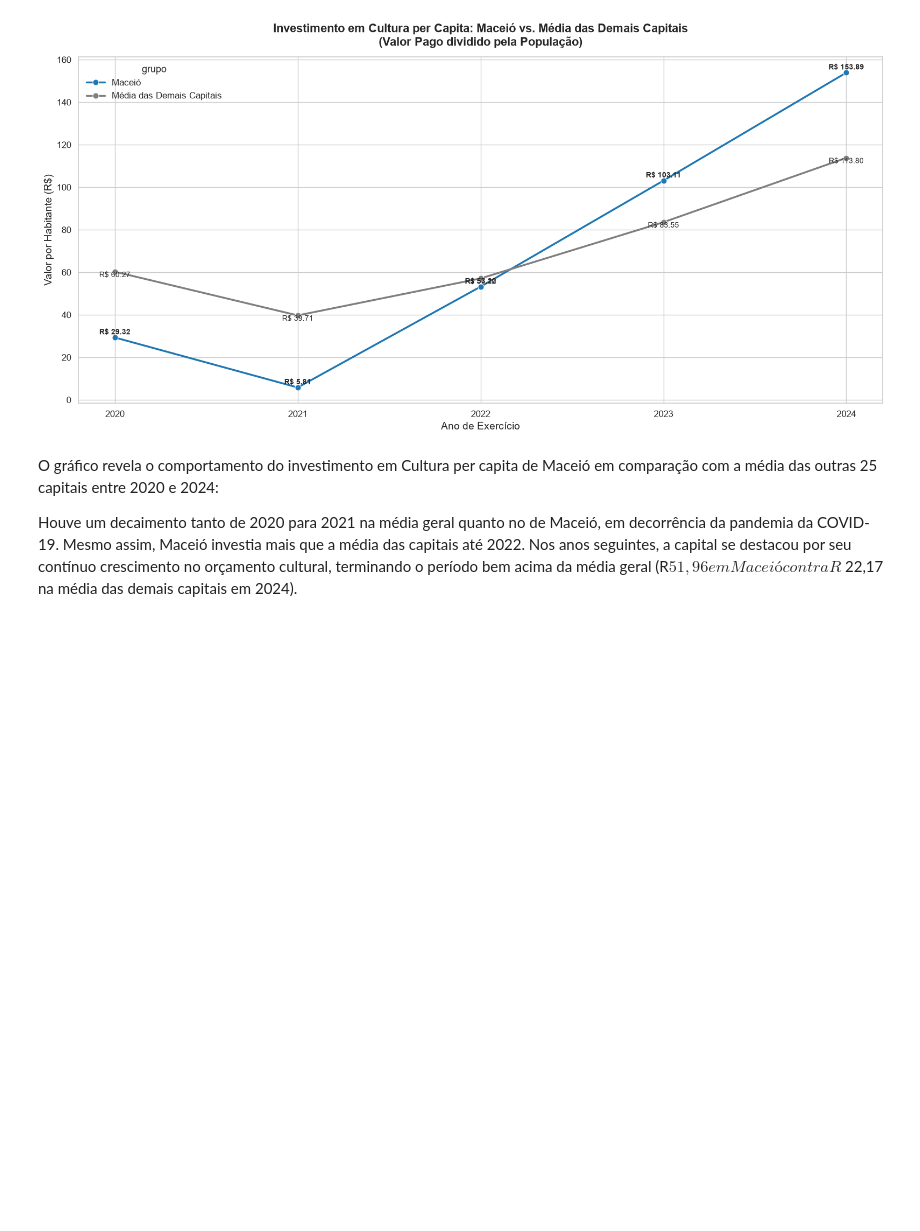
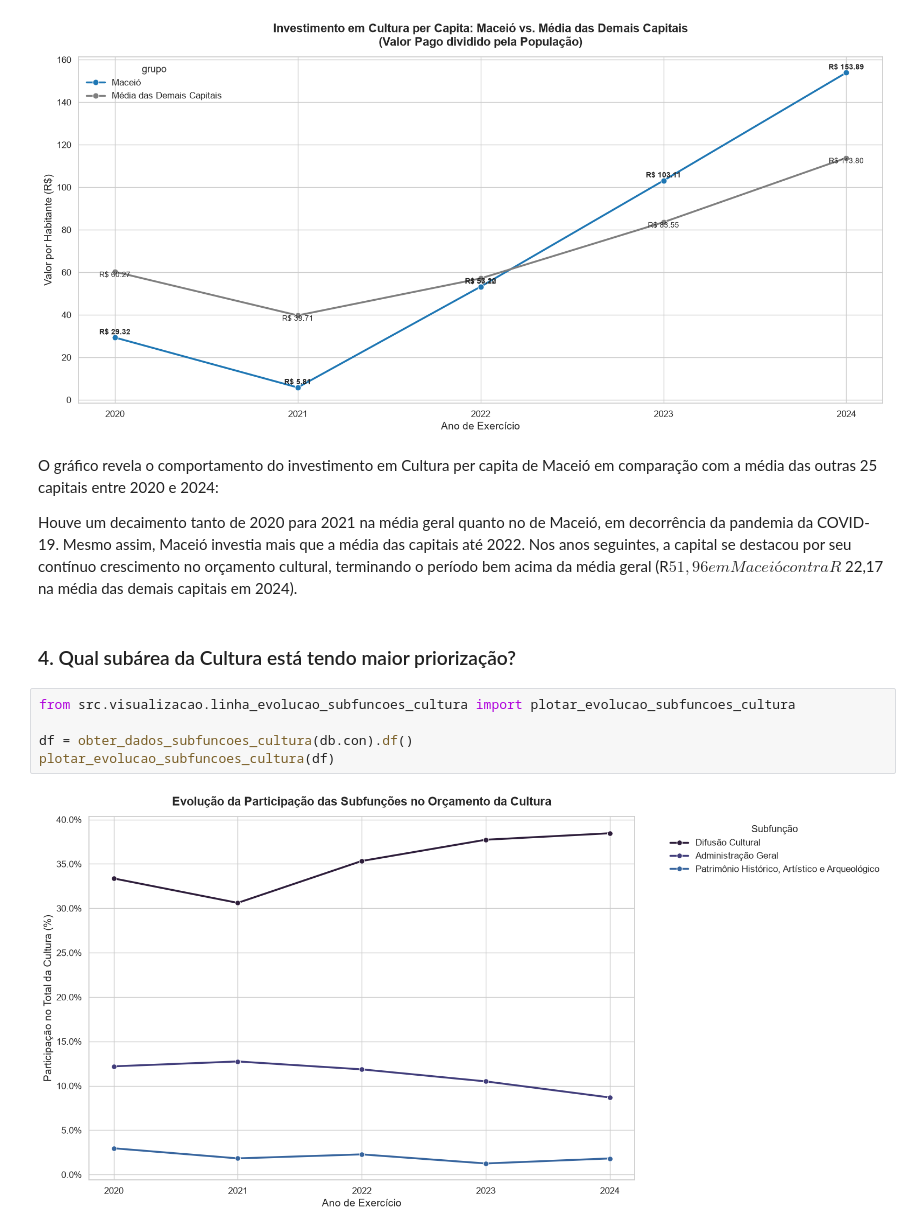
Before and after one commit to doardoE/Desafio-Analista-de-Dados-Sefaz-Macei-, a Jupyter notebook: notebooks/analise_descritiva.ipynb, the cells around one changed output. Drawn from its saved outputs; the diff is of its cells as text; blank space fills up the shorter version.

```diff
--- a/notebooks/analise_descritiva.ipynb
+++ b/notebooks/analise_descritiva.ipynb
@@ -141,3 +116,12 @@ plotar_comparativo_cultura_per_capita(df)
 O gráfico revela o comportamento do investimento em Cultura per capita de Maceió em comparação com a média das outras 25 capitais entre 2020 e 2024:
 
 Houve um decaimento tanto de 2020 para 2021 na média geral quanto no de Maceió, em decorrência da pandemia da COVID-19. Mesmo assim, Maceió investia mais que a média das capitais até 2022. Nos anos seguintes, a capital se destacou por seu contínuo crescimento no orçamento cultural, terminando o período bem acima da média geral (R$ 51,96 em Maceió contra R$ 22,17 na média das demais capitais em 2024).
+# %% [markdown]
+### 4. Qual subárea da Cultura está tendo maior priorização?
+# %%
+from src.visualizacao.linha_evolucao_subfuncoes_cultura import plotar_evolucao_subfuncoes_cultura
+
+df = obter_dados_subfuncoes_cultura(db.con).df()
+plotar_evolucao_subfuncoes_cultura(df)
+# %% [output]
+[figure, added]
```
Also changed, not shown: parts of 5 cells of this notebook, 2 other files.
